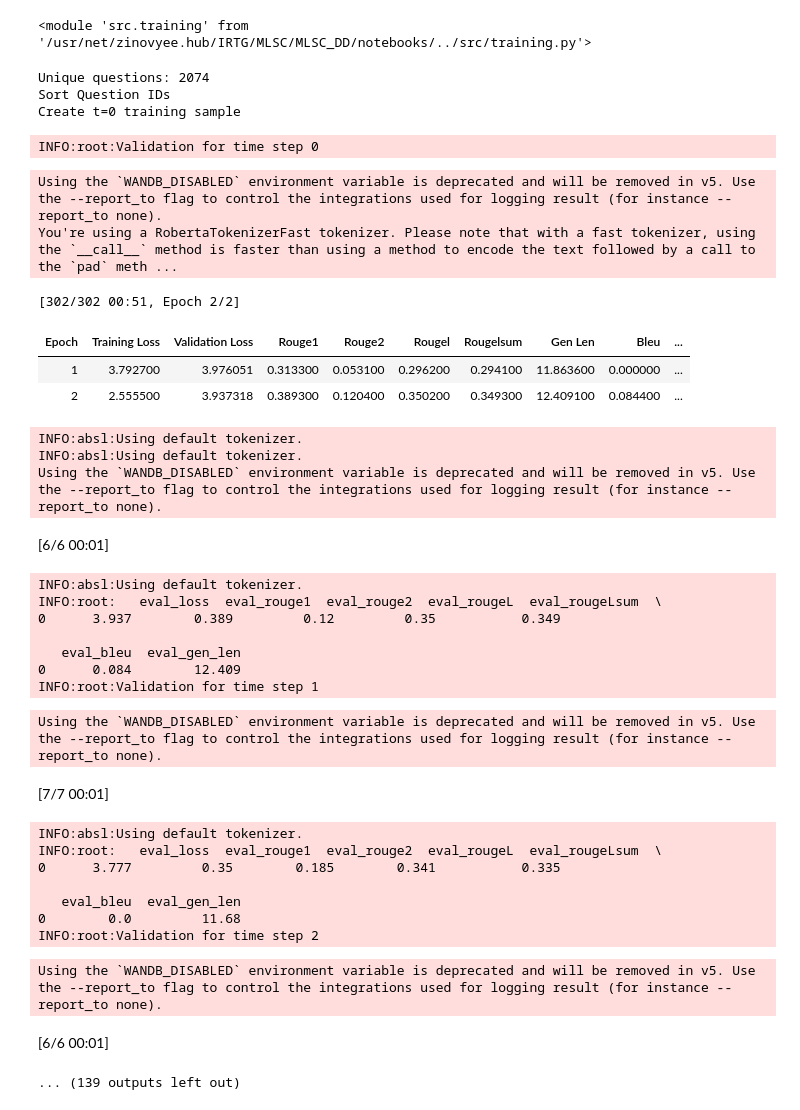
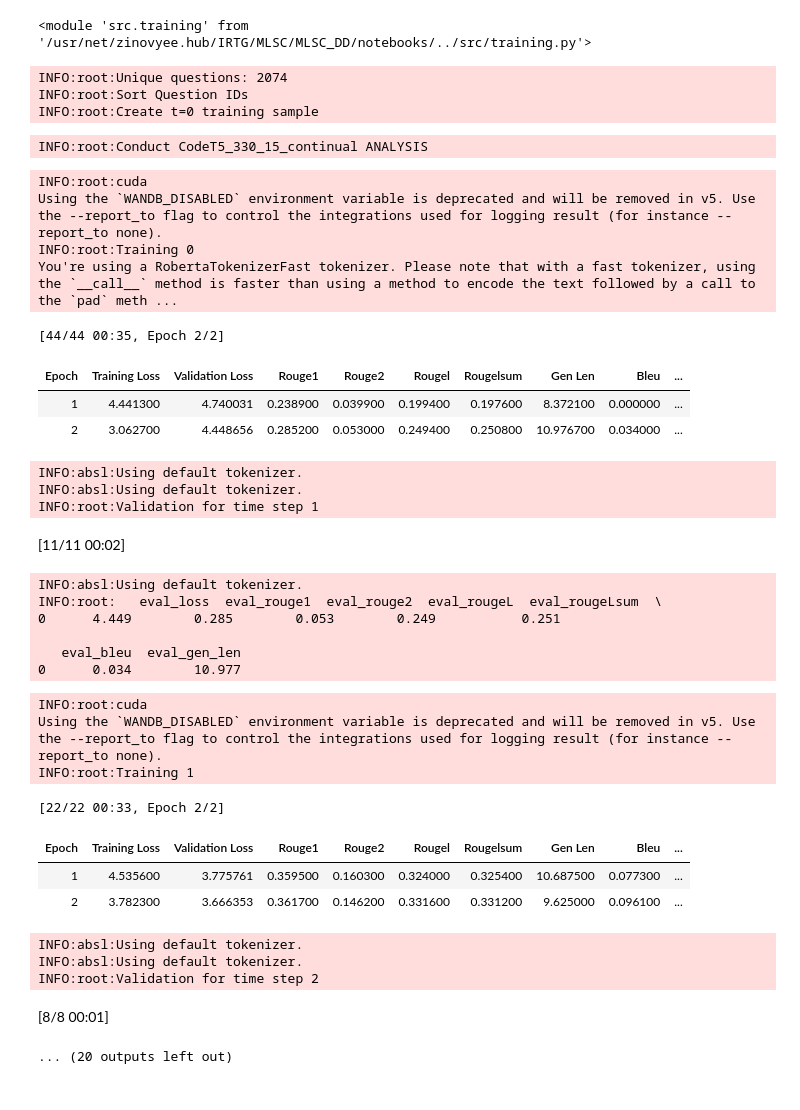
Before and after one commit to lizzzi111/Meta_Learning_Monitoring_Source_Code, a Jupyter notebook: notebooks/prepare_conala.ipynb, the cells around one changed output. Cells and saved outputs as stored; diff of their text form; code cells hidden in the pictures.

Commit message:
🐛 fox continual training

```diff
--- a/notebooks/prepare_conala.ipynb
+++ b/notebooks/prepare_conala.ipynb
@@ -35,7 +33,7 @@ os.environ["WANDB_DISABLED"] = "true"
 os.environ["CUDA_VISIBLE_DEVICES"] = "1"
 # %%
 MODEL = "CodeT5"
-TRAIN_N = 300
+TRAIN_N = 330
 BATCH_SIZE = 15
 DECODER_LENGTH = 20
 ENCODER_LENGTH = 15
@@ -47,7 +45,6 @@ TRAIN_ARGS = {
     "ENCODER_LENGTH": ENCODER_LENGTH,
     "MODEL": MODEL,
     "SEQ_TRAINER_ARGS": {
-        "output_dir": f"reports/{MODEL}_{TRAIN_N}_{BATCH_SIZE}/results",
         "overwrite_output_dir": True,
         "num_train_epochs": 2,
         "do_train": True,
@@ -59,7 +56,6 @@ TRAIN_ARGS = {
         "weight_decay": 0.1,
         "label_smoothing_factor": 0.1,
         "predict_with_generate": True,
-        "logging_dir": f"reports/{MODEL}_{TRAIN_N}_{BATCH_SIZE}/logs",
         "logging_steps": 100,
         "save_total_limit": 1,
         "save_strategy": "epoch",
@@ -70,41 +66,42 @@ TRAIN_ARGS = {
 }
 # %%
 df = load_time_sorted_conala("../data/raw/conala")  # noqa: PD901
-df = conala_to_time_batches(df, TRAIN_N, BATCH_SIZE)  # noqa: PD901
+df = conala_to_time_batches(df, 30, BATCH_SIZE)  # noqa: PD901
 # %% [output]
-Unique questions: 2074
-Sort Question IDs
-Create t=0 training sample
+INFO:root:Unique questions: 2074
+INFO:root:Sort Question IDs
+INFO:root:Create t=0 training sample
 # %%
-loss_df = dd_analysis(df, tokenizer=tokenizer, model=model, training_args=TRAIN_ARGS)
+loss_df = continual(df, model=MODEL, training_args=TRAIN_ARGS)
 # %% [output]
-INFO:root:Validation for time step 0
+INFO:root:Conduct CodeT5_330_15_continual ANALYSIS
+INFO:root:cuda
 Using the `WANDB_DISABLED` environment variable is deprecated and will be removed in v5. Use the --report_to flag to control the integrations used for logging result (for instance --report_to none).
+INFO:root:Training 0
 You're using a RobertaTokenizerFast tokenizer. Please note that with a fast tokenizer, using the `__call__` method is faster than using a method to encode the text followed by a call to the `pad` meth ...
-[302/302 00:51, Epoch 2/2]
+[44/44 00:35, Epoch 2/2]
 | Epoch | Training Loss | Validation Loss | Rouge1 | Rouge2 | Rougel | Rougelsum | Gen Len | Bleu | ... |
-| 1 | 3.792700 | 3.976051 | 0.313300 | 0.053100 | 0.296200 | 0.294100 | 11.863600 | 0.000000 | ... |
-| 2 | 2.555500 | 3.937318 | 0.389300 | 0.120400 | 0.350200 | 0.349300 | 12.409100 | 0.084400 | ... |
+| 1 | 4.441300 | 4.740031 | 0.238900 | 0.039900 | 0.199400 | 0.197600 | 8.372100 | 0.000000 | ... |
+| 2 | 3.062700 | 4.448656 | 0.285200 | 0.053000 | 0.249400 | 0.250800 | 10.976700 | 0.034000 | ... |
 INFO:absl:Using default tokenizer.
 INFO:absl:Using default tokenizer.
-Using the `WANDB_DISABLED` environment variable is deprecated and will be removed in v5. Use the --report_to flag to control the integrations used for logging result (for instance --report_to none).
+INFO:root:Validation for time step 1
-[6/6 00:01]
+[11/11 00:02]
 INFO:absl:Using default tokenizer.
 INFO:root:   eval_loss  eval_rouge1  eval_rouge2  eval_rougeL  eval_rougeLsum  \
-0      3.937        0.389         0.12         0.35           0.349
+0      4.449        0.285        0.053        0.249           0.251
 
    eval_bleu  eval_gen_len
-0      0.084        12.409
-INFO:root:Validation for time step 1
+0      0.034        10.977
+INFO:root:cuda
 Using the `WANDB_DISABLED` environment variable is deprecated and will be removed in v5. Use the --report_to flag to control the integrations used for logging result (for instance --report_to none).
+INFO:root:Training 1
+[22/22 00:33, Epoch 2/2]
+| Epoch | Training Loss | Validation Loss | Rouge1 | Rouge2 | Rougel | Rougelsum | Gen Len | Bleu | ... |
+| 1 | 4.535600 | 3.775761 | 0.359500 | 0.160300 | 0.324000 | 0.325400 | 10.687500 | 0.077300 | ... |
+| 2 | 3.782300 | 3.666353 | 0.361700 | 0.146200 | 0.331600 | 0.331200 | 9.625000 | 0.096100 | ... |
+INFO:absl:Using default tokenizer.
+INFO:absl:Using default tokenizer.
+INFO:root:Validation for time step 2
-[7/7 00:01]
+[8/8 00:01]
-INFO:absl:Using default tokenizer.
-INFO:root:   eval_loss  eval_rouge1  eval_rouge2  eval_rougeL  eval_rougeLsum  \
-0      3.777         0.35        0.185        0.341           0.335
-
-   eval_bleu  eval_gen_len
-0        0.0         11.68
-INFO:root:Validation for time step 2
-Using the `WANDB_DISABLED` environment variable is deprecated and will be removed in v5. Use the --report_to flag to control the integrations used for logging result (for instance --report_to none).
-[6/6 00:01]
-... (139 outputs left out)
+... (20 outputs left out)
```
Also changed, not shown: parts of 1 cell of this notebook, 5 other files.
